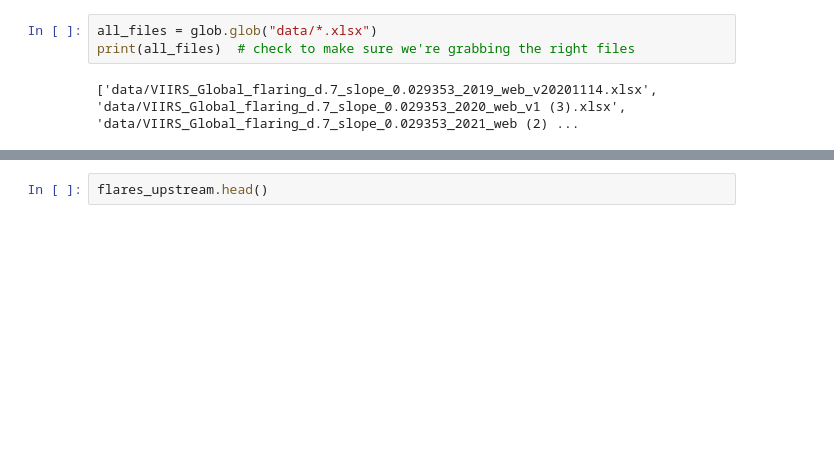
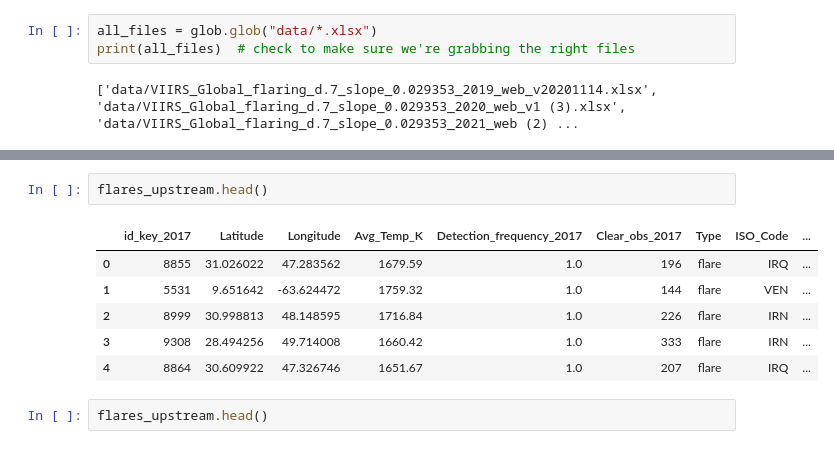
Before and after one commit to natebendermontana/capstone_rmi, a Jupyter notebook: data_exploration_upstreamflares.ipynb, the cells around one changed output, grey strips where cells are left out. Drawn from its saved outputs; the diff is of its cells as text; blank space fills up the shorter version.

```diff
--- a/data_exploration.ipynb
+++ b/data_exploration_upstreamflares.ipynb
@@ -62,3 +78,12 @@ flares_upstream.rename(columns={'BCM 2019':'BCM_2019', 'Avg. temp':'avg_temp',
+# %%
+flares_upstream.head()
+# %% [output]
+|  | id_key_2017 | Latitude | Longitude | Avg_Temp_K | Detection_frequency_2017 | Clear_obs_2017 | Type | ISO_Code | ... |
+| 0 | 8855 | 31.026022 | 47.283562 | 1679.59 | 1.0 | 196 | flare | IRQ | ... |
+| 1 | 5531 | 9.651642 | -63.624472 | 1759.32 | 1.0 | 144 | flare | VEN | ... |
+| 2 | 8999 | 30.998813 | 48.148595 | 1716.84 | 1.0 | 226 | flare | IRN | ... |
+| 3 | 9308 | 28.494256 | 49.714008 | 1660.42 | 1.0 | 333 | flare | IRN | ... |
+| 4 | 8864 | 30.609922 | 47.326746 | 1651.67 | 1.0 | 207 | flare | IRQ | ... |
 # %%
 flares_upstream.head()
 # %% [output]
```
Also changed, not shown: parts of 4 cells of this notebook, 3 other files.
